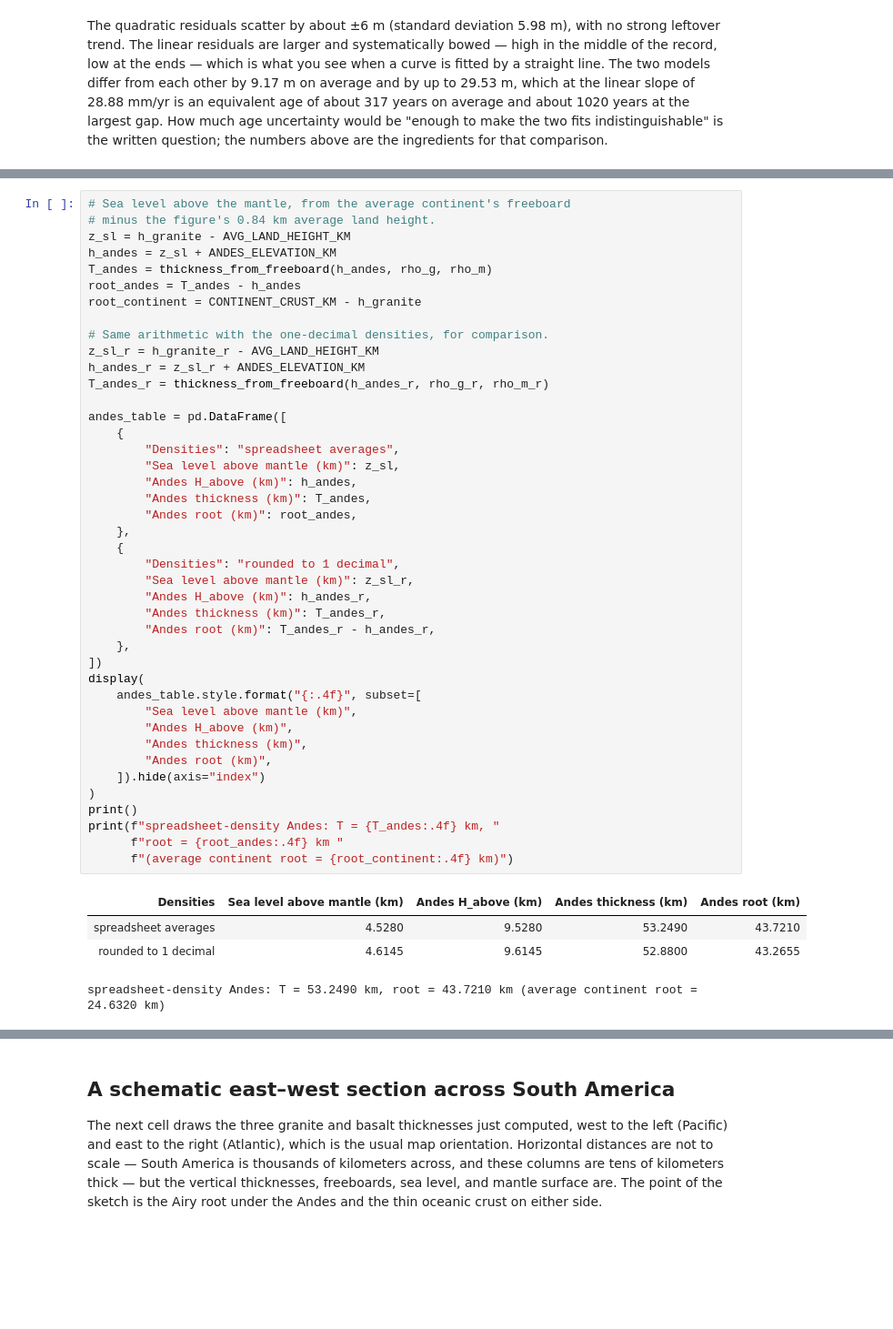
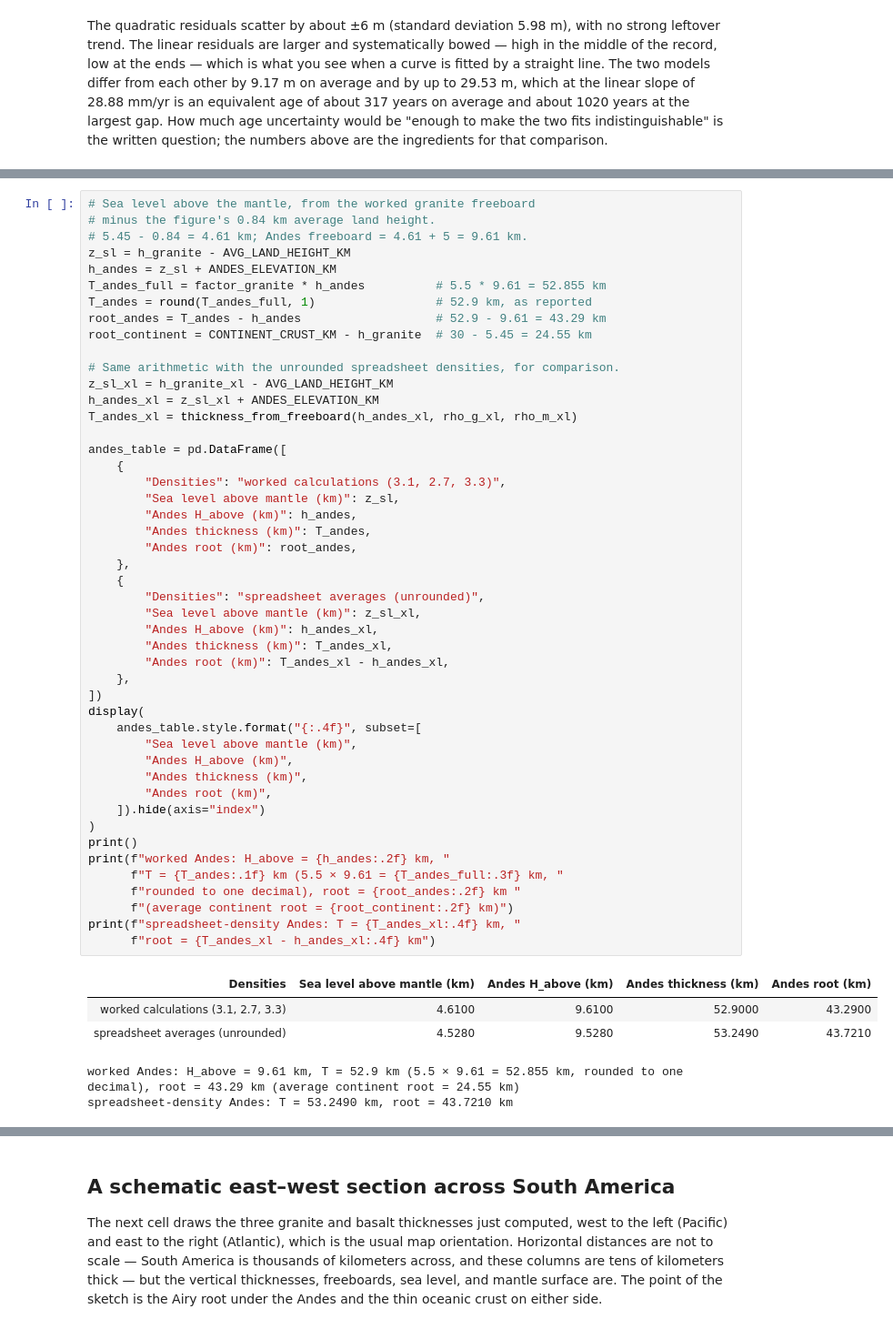
Before and after one commit to adrianayalav-a11y/erth-labs, a Jupyter notebook: lab03-density-isostasy/lab03_density_isostasy.ipynb, the cells around one changed output, grey strips where cells are left out. Shown at 91% size. Cells and saved outputs as stored; diff of their text form; blank space fills up the shorter version.

```diff
--- a/lab03-density-isostasy/lab03_density_isostasy.ipynb
+++ b/lab03-density-isostasy/lab03_density_isostasy.ipynb
@@ -548,48 +576,54 @@ That extra height is balanced by an extra root: this is Airy isostasy. The next
 # %%
-# Sea level above the mantle, from the average continent's freeboard
+# Sea level above the mantle, from the worked granite freeboard
 # minus the figure's 0.84 km average land height.
+# 5.45 - 0.84 = 4.61 km; Andes freeboard = 4.61 + 5 = 9.61 km.
 z_sl = h_granite - AVG_LAND_HEIGHT_KM
 h_andes = z_sl + ANDES_ELEVATION_KM
-T_andes = thickness_from_freeboard(h_andes, rho_g, rho_m)
-root_andes = T_andes - h_andes
-root_continent = CONTINENT_CRUST_KM - h_granite
+T_andes_full = factor_granite * h_andes          # 5.5 * 9.61 = 52.855 km
+T_andes = round(T_andes_full, 1)                 # 52.9 km, as reported
+root_andes = T_andes - h_andes                   # 52.9 - 9.61 = 43.29 km
+root_continent = CONTINENT_CRUST_KM - h_granite  # 30 - 5.45 = 24.55 km
 
-# Same arithmetic with the one-decimal densities, for comparison.
-z_sl_r = h_granite_r - AVG_LAND_HEIGHT_KM
-h_andes_r = z_sl_r + ANDES_ELEVATION_KM
-T_andes_r = thickness_from_freeboard(h_andes_r, rho_g_r, rho_m_r)
+# Same arithmetic with the unrounded spreadsheet densities, for comparison.
+z_sl_xl = h_granite_xl - AVG_LAND_HEIGHT_KM
+h_andes_xl = z_sl_xl + ANDES_ELEVATION_KM
+T_andes_xl = thickness_from_freeboard(h_andes_xl, rho_g_xl, rho_m_xl)
 
 andes_table = pd.DataFrame([
     {
-        "Densities": "spreadsheet averages",
+        "Densities": "worked calculations (3.1, 2.7, 3.3)",
         "Sea level above mantle (km)": z_sl,
         "Andes H_above (km)": h_andes,
         "Andes thickness (km)": T_andes,
         "Andes root (km)": root_andes,
     },
     {
-        "Densities": "rounded to 1 decimal",
-        "Sea level above mantle (km)": z_sl_r,
-        "Andes H_above (km)": h_andes_r,
-        "Andes thickness (km)": T_andes_r,
-        "Andes root (km)": T_andes_r - h_andes_r,
+        "Densities": "spreadsheet averages (unrounded)",
+        "Sea level above mantle (km)": z_sl_xl,
+        "Andes H_above (km)": h_andes_xl,
+        "Andes thickness (km)": T_andes_xl,
+        "Andes root (km)": T_andes_xl - h_andes_xl,
     },
 ])
 display(
     andes_table.style.format("{:.4f}", subset=[
         "Sea level above mantle (km)",
         "Andes H_above (km)",
         "Andes thickness (km)",
         "Andes root (km)",
     ]).hide(axis="index")
 )
 print()
-print(f"spreadsheet-density Andes: T = {T_andes:.4f} km, "
-      f"root = {root_andes:.4f} km "
-      f"(average continent root = {root_continent:.4f} km)")
+print(f"worked Andes: H_above = {h_andes:.2f} km, "
+      f"T = {T_andes:.1f} km (5.5 × 9.61 = {T_andes_full:.3f} km, "
+      f"rounded to one decimal), root = {root_andes:.2f} km "
+      f"(average continent root = {root_continent:.2f} km)")
+print(f"spreadsheet-density Andes: T = {T_andes_xl:.4f} km, "
+      f"root = {T_andes_xl - h_andes_xl:.4f} km")
 # %% [output]
 | Densities | Sea level above mantle (km) | Andes H_above (km) | Andes thickness (km) | Andes root (km) |
-| spreadsheet averages | 4.5280 | 9.5280 | 53.2490 | 43.7210 |
-| rounded to 1 decimal | 4.6145 | 9.6145 | 52.8800 | 43.2655 |
+| worked calculations (3.1, 2.7, 3.3) | 4.6100 | 9.6100 | 52.9000 | 43.2900 |
+| spreadsheet averages (unrounded) | 4.5280 | 9.5280 | 53.2490 | 43.7210 |
-spreadsheet-density Andes: T = 53.2490 km, root = 43.7210 km (average continent root = 24.6320 km)
+worked Andes: H_above = 9.61 km, T = 52.9 km (5.5 × 9.61 = 52.855 km, rounded to one decimal), root = 43.29 km (average continent root = 24.55 km)
+spreadsheet-density Andes: T = 53.2490 km, root = 43.7210 km
 # %% [markdown]
```
Also changed, not shown: parts of 14 cells of this notebook, 4 other files.
